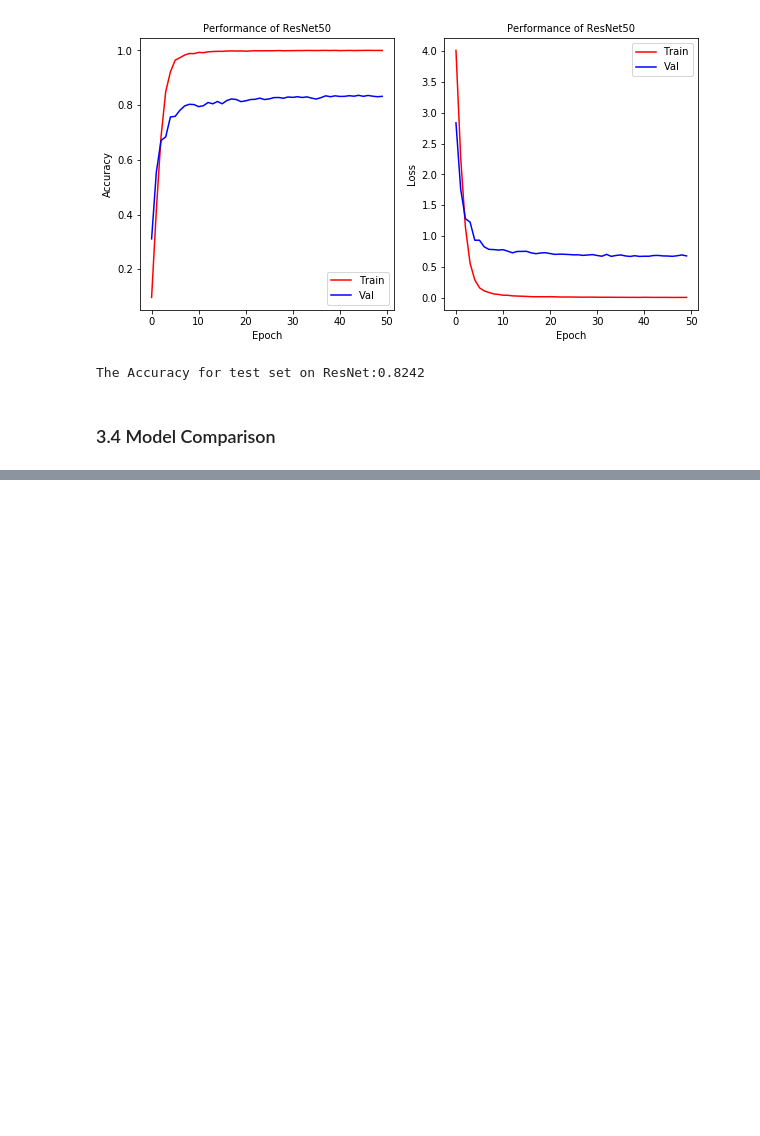
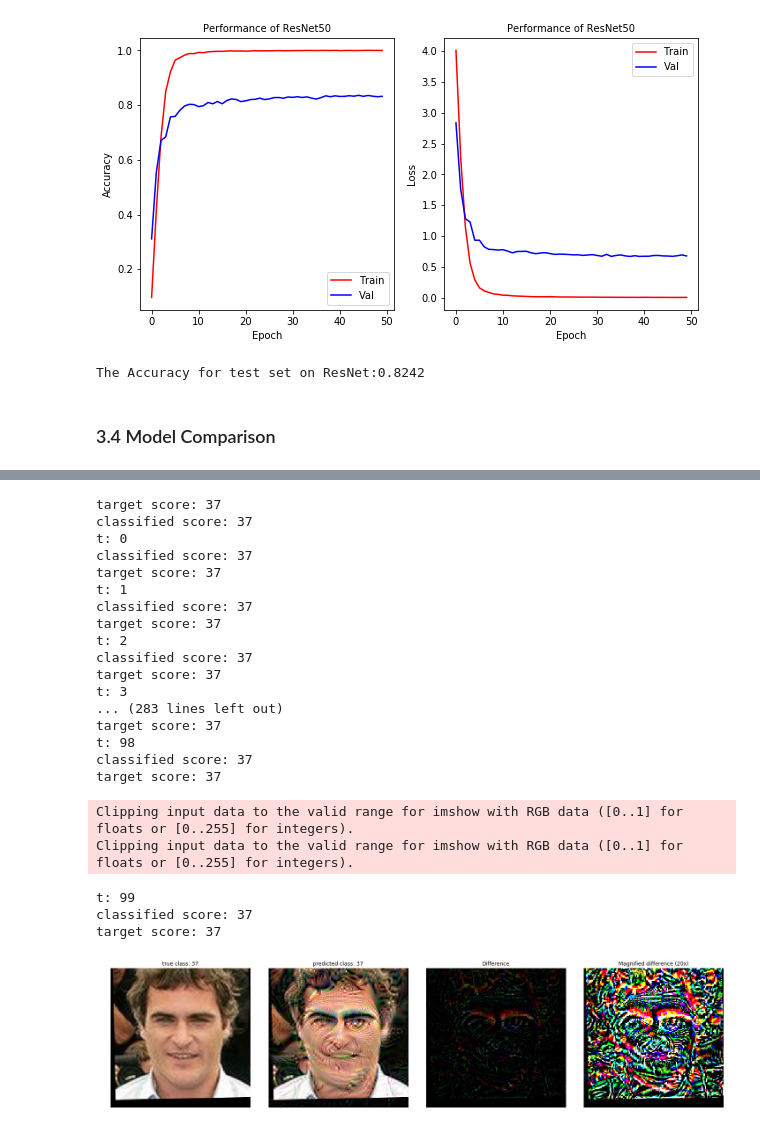
Before and after one commit to YimingXu1213/am231, a Jupyter notebook: Model_processed-p83_resnet.ipynb, the cells around one changed output, grey strips where cells are left out. Saved outputs shown, nothing was run; the diff lists cells and outputs as text; code cells hidden in the pictures; blank space fills up the shorter version.

```diff
--- a/Model_processed-p83_resnet.ipynb
+++ b/Model_processed-p83_resnet.ipynb
@@ -622,0 +741,51 @@ The Accuracy for test set on ResNet:0.8242
+# %%
+def plot_FGM(model, index_list, eps = 1):
+    X = X_train[index_list]
+    y = y_train[index_list]
+    X_fooling, classified_score = FGM(X, y, model, eps)
+
+    for i in range(len(X_fooling)):
+        plt.figure(figsize=(10,5))
+        plt.subplot(1, 4, 1)
+        plt.imshow(X[i])
+        plt.axis('off')
+        plt.title("true class: " + label_name_list[np.argmax(y, axis=1)[i]])
+        plt.subplot(1, 4, 2)
+        plt.imshow(X_fooling[i])
+        plt.title("predicted class: " + label_name_list[classified_score[i]])
+        plt.axis('off')
+        plt.subplot(1, 4, 3)
+        plt.title('Difference')
+        plt.imshow(X[i]-X_fooling[i])
+        plt.axis('off')
+        plt.subplot(1, 4, 4)
+        plt.title('Magnified difference (20x)')
+        plt.imshow(20 * (X[i]-X_fooling[i]))
+        plt.axis('off')
+        plt.gcf().tight_layout()
+# %%
+plot_FGM(vgg, [1,3])
+# %% [output]
+target score: 37
+classified score: 37
+t: 0
+classified score: 37
+target score: 37
+t: 1
+classified score: 37
+target score: 37
+t: 2
+classified score: 37
+target score: 37
+t: 3
+... (283 lines left out)
+target score: 37
+t: 98
+classified score: 37
+target score: 37
+Clipping input data to the valid range for imshow with RGB data ([0..1] for floats or [0..255] for integers).
+Clipping input data to the valid range for imshow with RGB data ([0..1] for floats or [0..255] for integers).
+t: 99
+classified score: 37
+target score: 37
+[figure, added]
```
Also changed, not shown: parts of 32 cells of this notebook.
